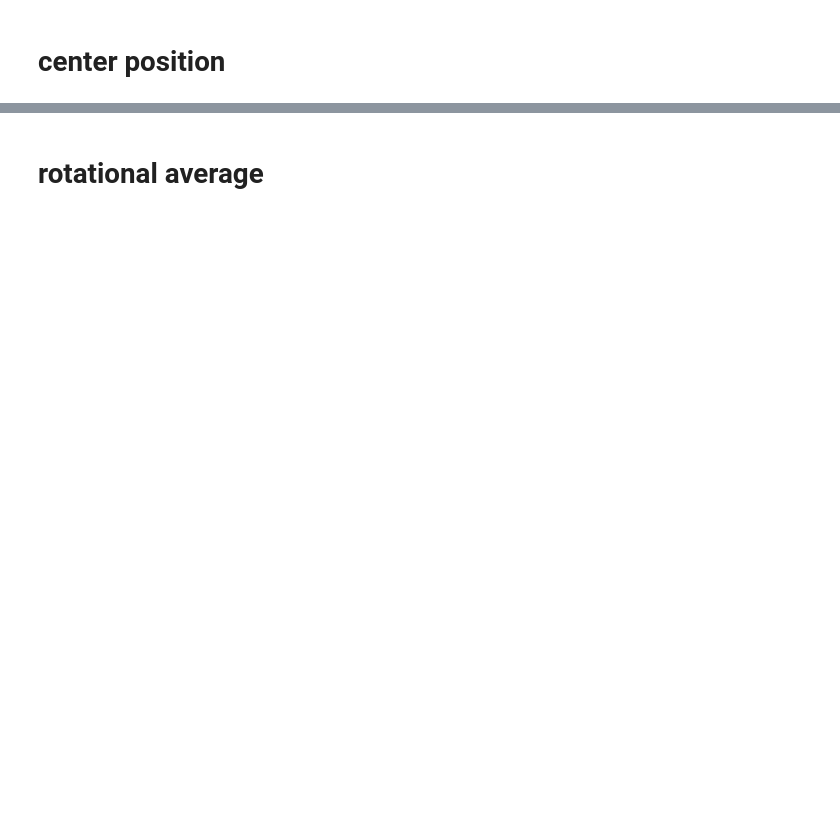
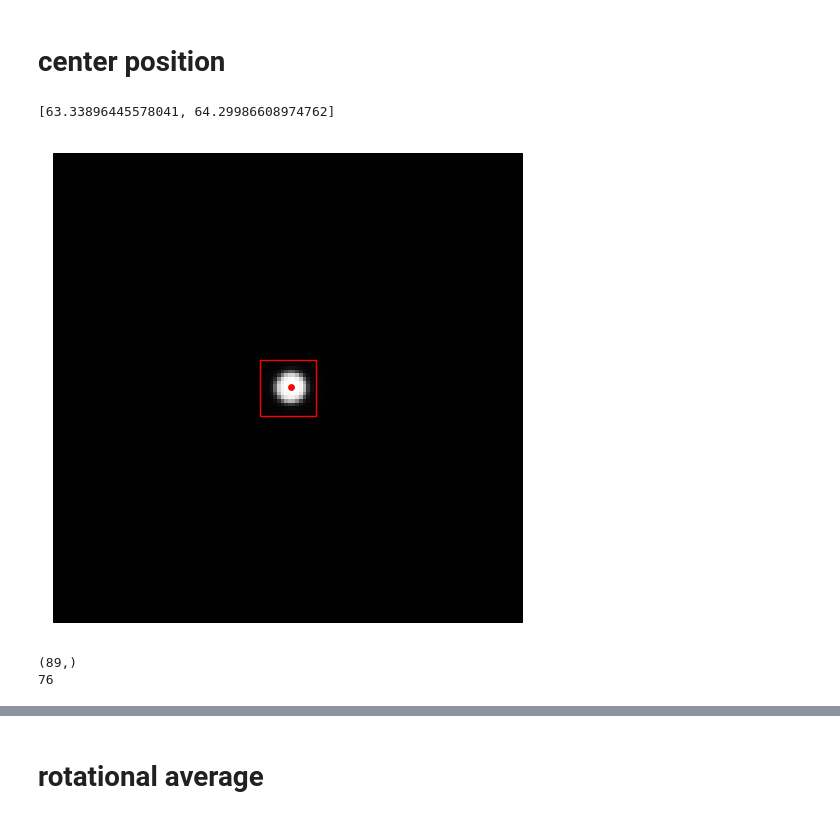
Before and after one commit to jinseuk56/4DSTEM_processing, a Jupyter notebook: FEM/fem_analysis_revised.ipynb, the cells around one changed output, grey strips where cells are left out. Cells and saved outputs as stored; diff of their text form; code cells hidden in the pictures; blank space fills up the shorter version.

```diff
--- a/FEM/fem_analysis_revised.ipynb
+++ b/FEM/fem_analysis_revised.ipynb
@@ -172,7 +194,8 @@ print(raw_adr)
 # %%
 # Load a data (DM)
-#stacl_4d = hys.load(raw_adr)
-stack_4d = tifffile.imread(raw_adr)
+stack_4d = hys.load(raw_adr).data
+stack_4d = fourd_roll_axis(stack_4d)
+#stack_4d = tifffile.imread(raw_adr)
 print(stack_4d.shape)
 f_shape = stack_4d.shape
 
@@ -227,25 +271,28 @@ plt.show()
 # %%
 # find the center position (center of mass)
 mean_dp = np.mean(stack_4d, axis=(0, 1))
-cbox_edge = 30
+cbox_edge = 15
 cbox_outy = int(mean_dp.shape[0]/2 - cbox_edge/2)
 cbox_outx = int(mean_dp.shape[1]/2 - cbox_edge/2)
 center_box = mean_dp[cbox_outy:-cbox_outy, cbox_outx:-cbox_outx]
 Y, X = np.indices(center_box.shape)
 com_y = np.sum(center_box * Y) / np.sum(center_box)
 com_x = np.sum(center_box * X) / np.sum(center_box)
 c_pos_original = [com_y+cbox_outy, com_x+cbox_outx]
 c_pos = [com_y+cbox_outy, com_x+cbox_outx]
 print(c_pos)
 
 fig, ax = plt.subplots(1, 1, figsize=(5, 5))
 ax.imshow(mean_dp, cmap="gray")
 ax.axis("off")
 ax.scatter(c_pos[1], c_pos[0], s=15, c="r")
 ax.add_patch(pch.Rectangle((cbox_outx, cbox_outy), cbox_edge, cbox_edge,
                            linewidth=1, edgecolor="r", facecolor="none"))
 fig.tight_layout()
 plt.show()
+# %% [output]
+[63.33896445578041, 64.29986608974762]
+[figure, added]
 # %%
 radial_map, mean_dp_radial_avg = radial_stats(mean_dp, center=c_pos, var=False)
 
@@ -260,4 +307,7 @@ var_map = (square_avg - avg_square) / mask
 radial_map, kp_var = radial_stats(var_map, center=c_pos, var=False)
 print(kp_var.shape)
 print(np.argmax(kp_var))
+# %% [output]
+(89,)
+76
 # %%
```
Also changed, not shown: parts of 36 cells of this notebook, 2 other files.
